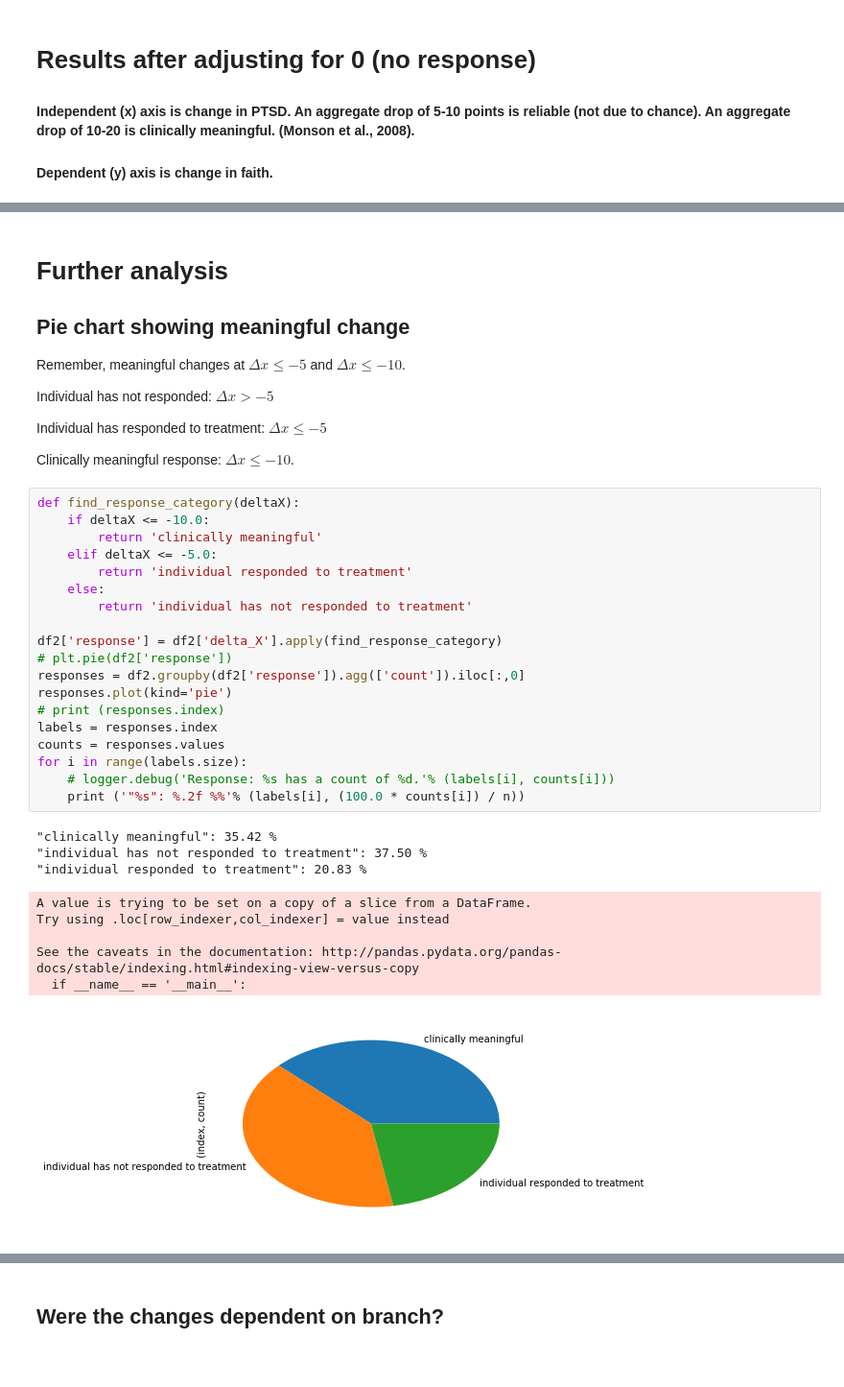
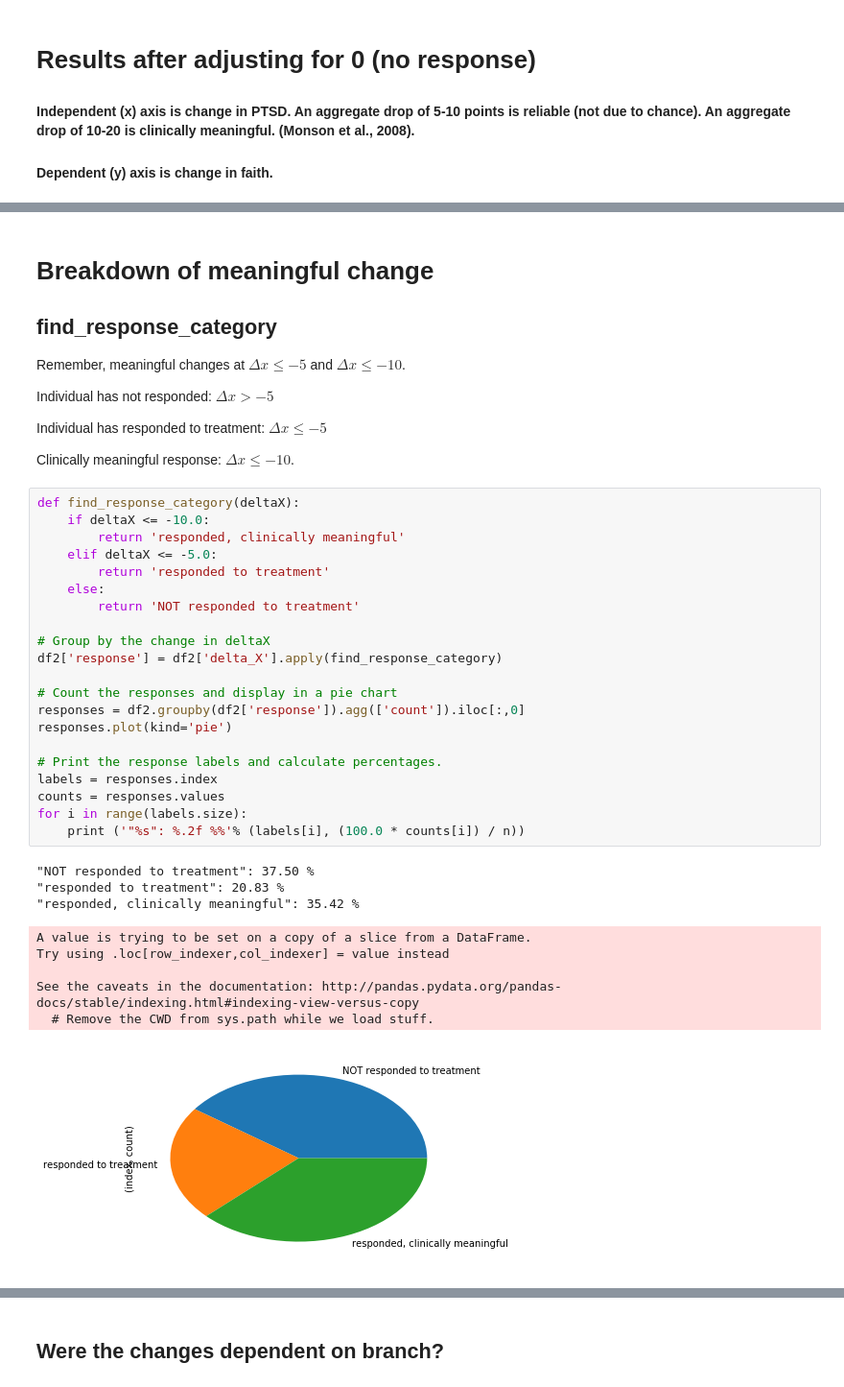
Before and after one commit to rajah9/pythonLibrary, a Jupyter notebook: Solomon MOES Quantitative data.ipynb, the cells around one changed output, grey strips where cells are left out. Shown at 96% size. Cells and saved outputs as stored; diff of their text form.

```diff
--- a/Solomon MOES Quantitative data.ipynb
+++ b/Solomon MOES Quantitative data.ipynb
@@ -386,7 +365,6 @@ A p-value < 0.05 shows that the results are significant in the social studies do
 # %% [markdown]
-# Further analysis
-
-## Pie chart showing meaningful change
+# Breakdown of meaningful change
+## find_response_category
 Remember, meaningful changes at $\Delta x \leq -5$ and $\Delta x \leq -10$.
 
 Individual has not responded: $\Delta x \gt -5$
@@ -397,29 +375,31 @@ Clinically meaningful response: $\Delta x \leq -10$.
 # %%
 def find_response_category(deltaX):
     if deltaX <= -10.0:
-        return 'clinically meaningful'
+        return 'responded, clinically meaningful'
     elif deltaX <= -5.0:
-        return 'individual responded to treatment'
+        return 'responded to treatment'
     else:
-        return 'individual has not responded to treatment'
+        return 'NOT responded to treatment'
 
+# Group by the change in deltaX
 df2['response'] = df2['delta_X'].apply(find_response_category)
-# plt.pie(df2['response'])
+
+# Count the responses and display in a pie chart
 responses = df2.groupby(df2['response']).agg(['count']).iloc[:,0]
 responses.plot(kind='pie')
-# print (responses.index)
+
+# Print the response labels and calculate percentages.
 labels = responses.index
 counts = responses.values
 for i in range(labels.size):
-    # logger.debug('Response: %s has a count of %d.'% (labels[i], counts[i]))
     print ('"%s": %.2f %%'% (labels[i], (100.0 * counts[i]) / n))
 # %% [output]
-"clinically meaningful": 35.42 %
-"individual has not responded to treatment": 37.50 %
-"individual responded to treatment": 20.83 %
+"NOT responded to treatment": 37.50 %
+"responded to treatment": 20.83 %
+"responded, clinically meaningful": 35.42 %
 A value is trying to be set on a copy of a slice from a DataFrame.
 Try using .loc[row_indexer,col_indexer] = value instead
 
 See the caveats in the documentation: http://pandas.pydata.org/pandas-docs/stable/indexing.html#indexing-view-versus-copy
-  if __name__ == '__main__':
+  # Remove the CWD from sys.path while we load stuff.
-[figure, old version]
+[figure, new version]
```
Also changed, not shown: parts of 11 cells of this notebook.
